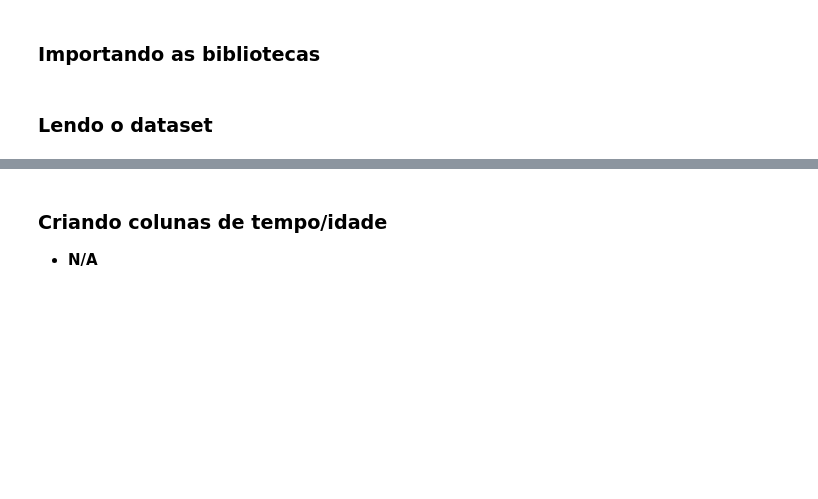
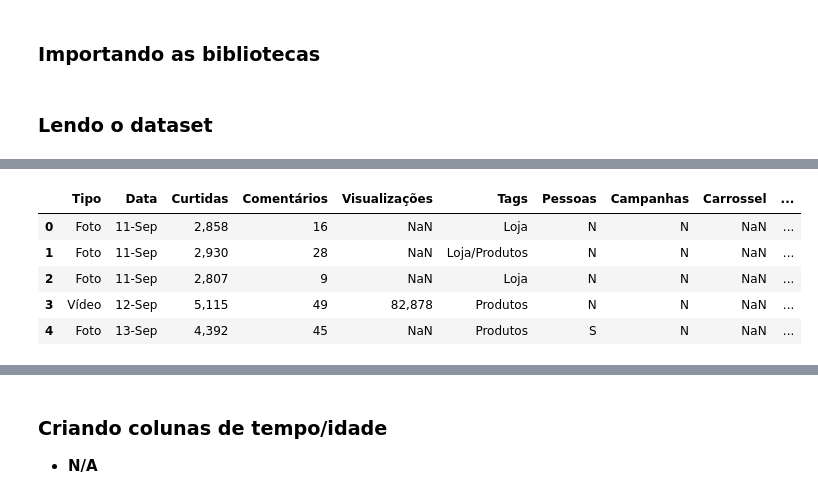
Before and after one commit to matheusresende7/ds_projeto_final_2_eda_rede_social, a Jupyter notebook: notebooks/04_data_processing.ipynb, the cells around one changed output, grey strips where cells are left out. Saved outputs shown, nothing was run; the diff lists cells and outputs as text; code cells hidden in the pictures; blank space fills up the shorter version.

```diff
--- a/notebooks/04_data_processing.ipynb
+++ b/notebooks/04_data_processing.ipynb
@@ -33,3 +17,12 @@ df # Exibindo as 3 primeiras linhas do dataset
+# %%
+df.head(5) # Exibindo as 3 primeiras linhas do dataset
+# %% [output]
+|  | Tipo | Data | Curtidas | Comentários | Visualizações | Tags | Pessoas | Campanhas | Carrossel | ... |
+| 0 | Foto | 11-Sep | 2,858 | 16 | NaN | Loja | N | N | NaN | ... |
+| 1 | Foto | 11-Sep | 2,930 | 28 | NaN | Loja/Produtos | N | N | NaN | ... |
+| 2 | Foto | 11-Sep | 2,807 | 9 | NaN | Loja | N | N | NaN | ... |
+| 3 | Vídeo | 12-Sep | 5,115 | 49 | 82,878 | Produtos | N | N | NaN | ... |
+| 4 | Foto | 13-Sep | 4,392 | 45 | NaN | Produtos | S | N | NaN | ... |
 # %%
 df.info() # Exibindo as informações das variáveis do dataset
 # %% [output]
```
Also changed, not shown: parts of 20 cells of this notebook, 5 other files.
